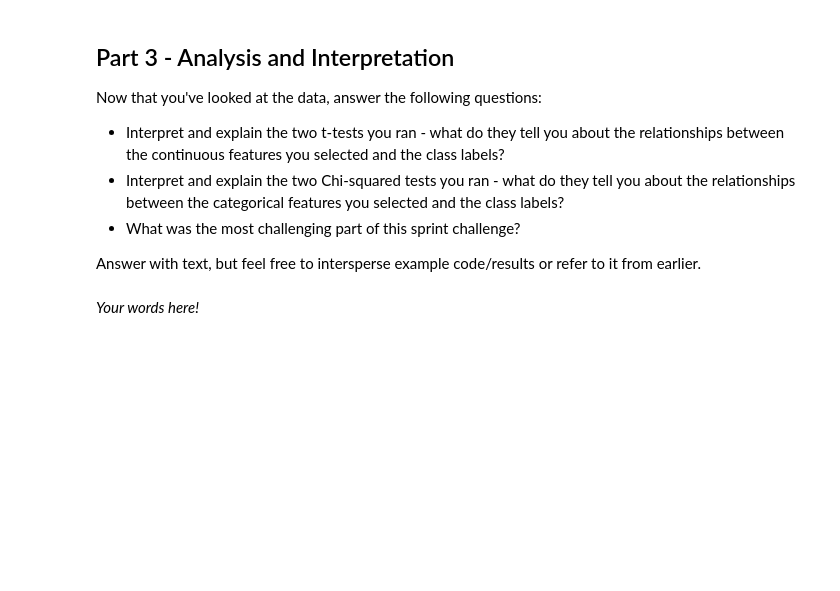
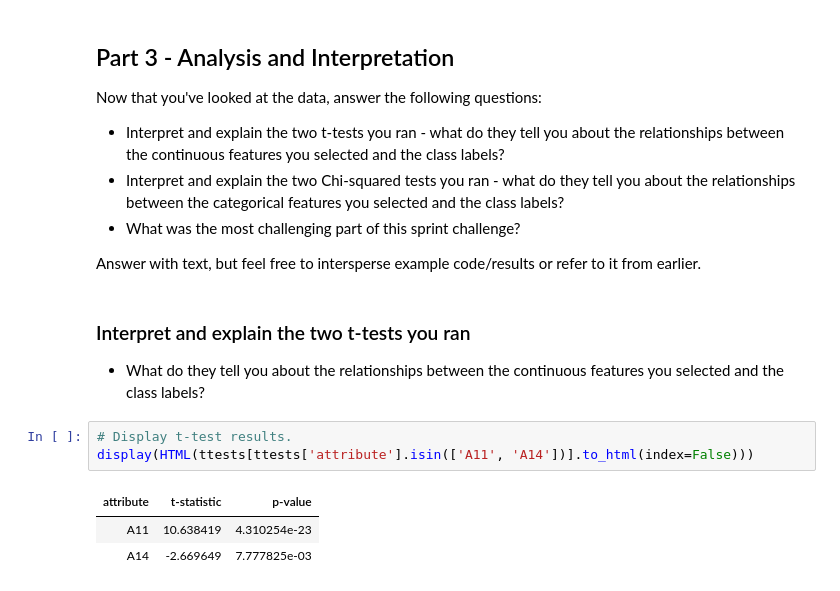
Before and after one commit to bloominstituteoftechnology/DS-Unit-1-Sprint-3-Statistical-Tests-and-Experiments, a Jupyter notebook: DS_Unit_1_Sprint_Challenge_3.ipynb, the cells around one changed output. Drawn from its saved outputs; the diff is of its cells as text; blank space fills up the shorter version.

```diff
--- a/DS_Unit_1_Sprint_Challenge_3.ipynb
+++ b/DS_Unit_1_Sprint_Challenge_3.ipynb
@@ -306,5 +306,13 @@ Now that you've looked at the data, answer the following questions:
 - What was the most challenging part of this sprint challenge?
 
 Answer with text, but feel free to intersperse example code/results or refer to it from earlier.
-# %% [markdown]
-*Your words here!*
+# %% [markdown]
+ ### Interpret and explain the two t-tests you ran
+ - What do they tell you about the relationships between the continuous features you selected and the class labels?
+# %%
+# Display t-test results.
+display(HTML(ttests[ttests['attribute'].isin(['A11', 'A14'])].to_html(index=False)))
+# %% [output]
+| attribute | t-statistic | p-value |
+| A11 | 10.638419 | 4.310254e-23 |
+| A14 | -2.669649 | 7.777825e-03 |
```
Also changed, not shown: parts of 3 cells of this notebook.
